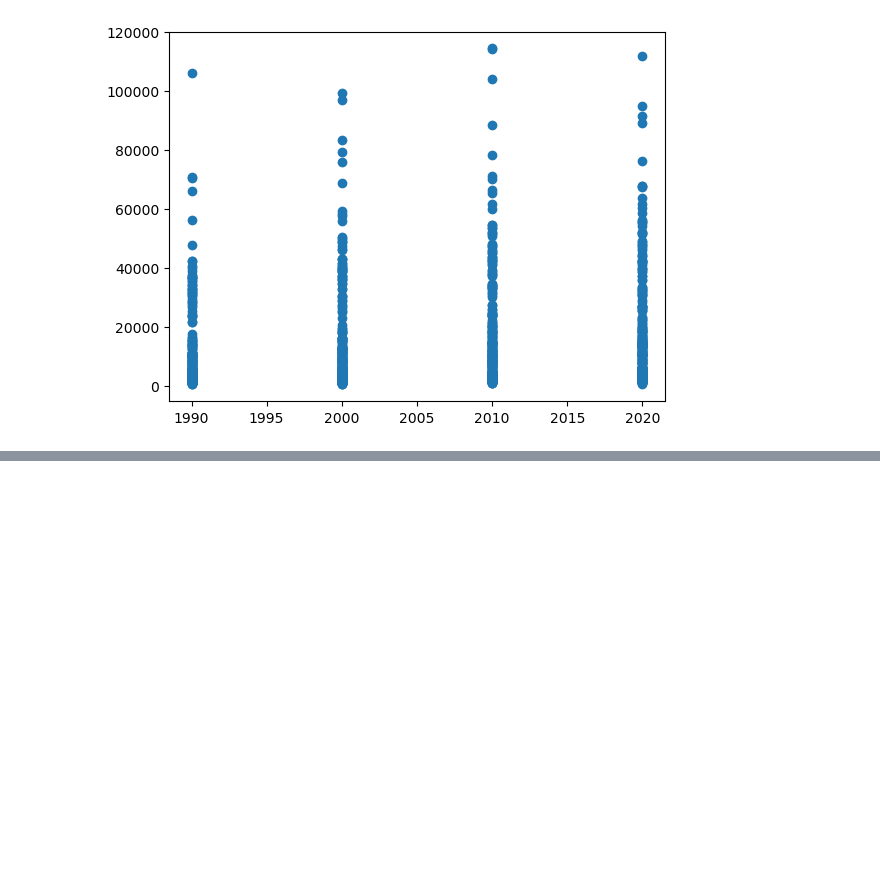
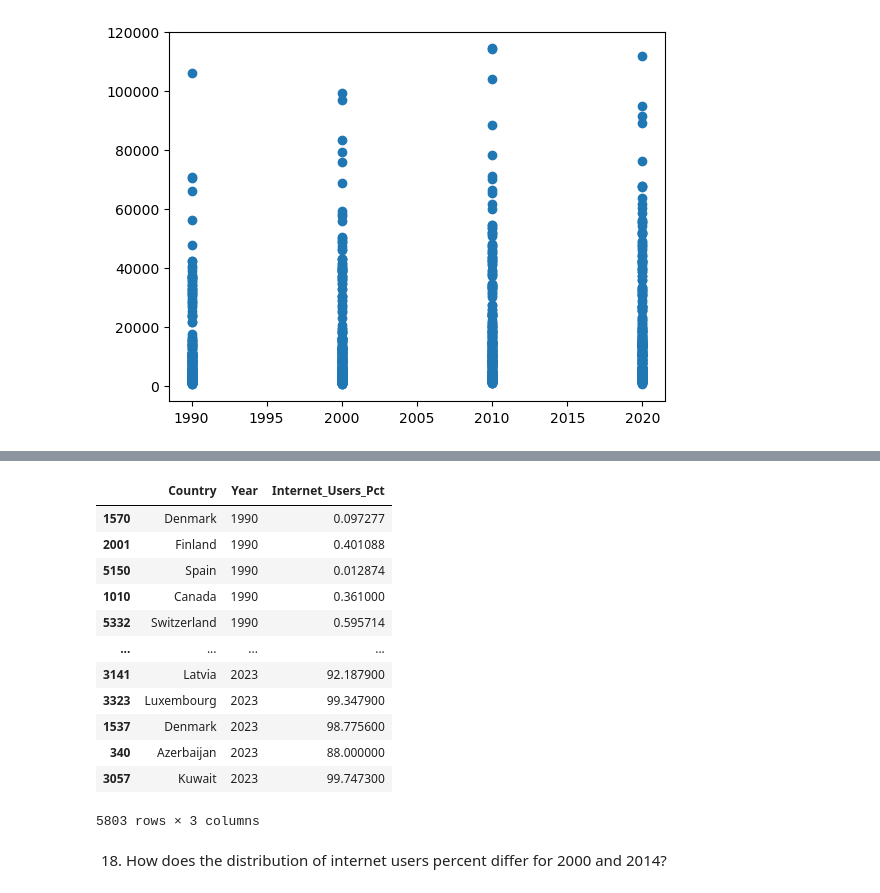
Before and after one commit to NSS-Data-Analytics-Cohort-12/un-python-GeorgeToma99, a Jupyter notebook: notebooks/project_1_un_gt.ipynb, the cells around one changed output, grey strips where cells are left out. Cells and saved outputs as stored; diff of their text form; code cells hidden in the pictures; blank space fills up the shorter version.

```diff
--- a/notebooks/project_1_un_gt.ipynb
+++ b/notebooks/project_1_un_gt.ipynb
@@ -410,0 +411,4 @@ Name: count, dtype: int64
+# %%
+int_use = int_use[int_use['Internet_Users_Pct'] > 0]
+
+##.sort_values(by = 'Year')
@@ -410,0 +424,18 @@ Name: count, dtype: int64
+# %%
+int_use.sort_values(by = 'Year')
+# %% [output]
+|  | Country | Year | Internet_Users_Pct |
+| 1570 | Denmark | 1990 | 0.097277 |
+| 2001 | Finland | 1990 | 0.401088 |
+| 5150 | Spain | 1990 | 0.012874 |
+| 1010 | Canada | 1990 | 0.361000 |
+| 5332 | Switzerland | 1990 | 0.595714 |
+| ... | ... | ... | ... |
+| 3141 | Latvia | 2023 | 92.187900 |
+| 3323 | Luxembourg | 2023 | 99.347900 |
+| 1537 | Denmark | 2023 | 98.775600 |
+| 340 | Azerbaijan | 2023 | 88.000000 |
+| 3057 | Kuwait | 2023 | 99.747300 |
+5803 rows × 3 columns
+# %% [markdown]
+18. How does the distribution of internet users percent differ for 2000 and 2014?
```
Also changed, not shown: parts of 61 cells of this notebook.
